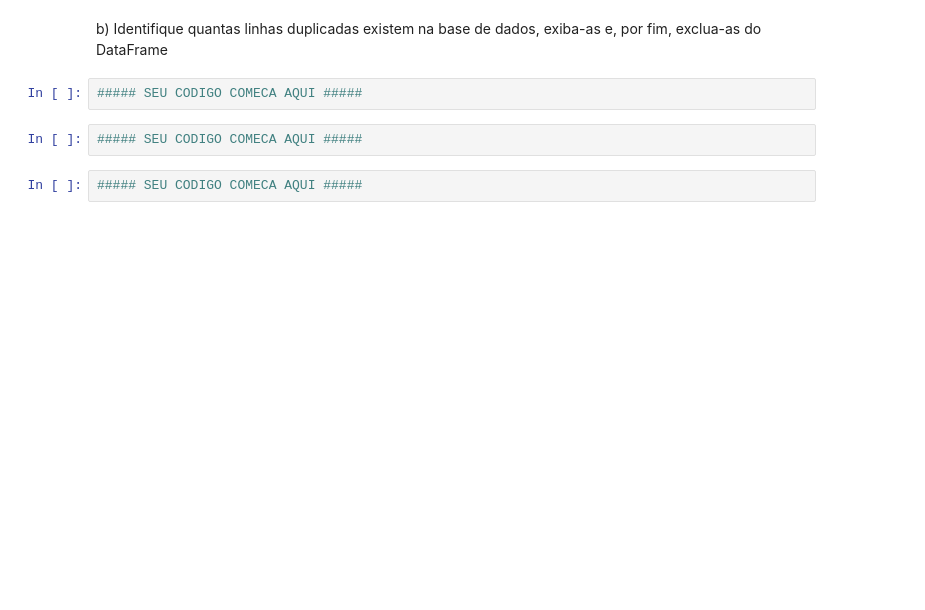
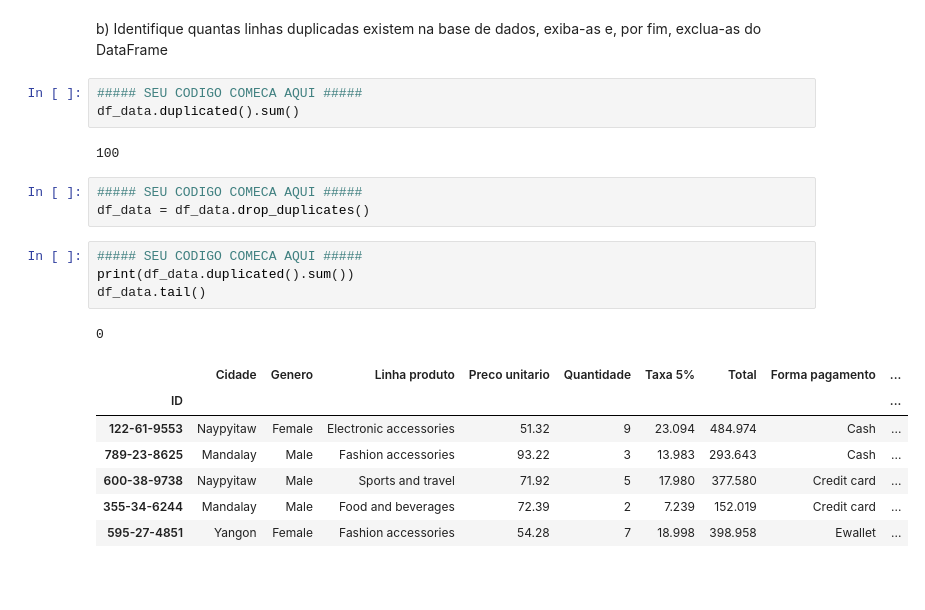
Before and after one commit to vitor-tatiama/CursoPython-Grupo2, a Jupyter notebook: André Pennini/Lista6-Pandas.ipynb, the cells around one changed output. Drawn from its saved outputs; the diff is of its cells as text; blank space fills up the shorter version.

```diff
--- a/André Pennini/Lista6-Pandas.ipynb
+++ b/André Pennini/Lista6-Pandas.ipynb
@@ -268,10 +268,25 @@ dtype: int64
 b) Identifique quantas linhas duplicadas existem na base de dados, exiba-as e, por fim, exclua-as do DataFrame
 # %%
 ##### SEU CODIGO COMECA AQUI #####
+df_data.duplicated().sum()
+# %% [output]
+100
 # %%
 ##### SEU CODIGO COMECA AQUI #####
+df_data = df_data.drop_duplicates()
 # %%
 ##### SEU CODIGO COMECA AQUI #####
+print(df_data.duplicated().sum())
+df_data.tail()
+# %% [output]
+0
+|  | Cidade | Genero | Linha produto | Preco unitario | Quantidade | Taxa 5% | Total | Forma pagamento | ... |
+| ID |  |  |  |  |  |  |  |  | ... |
+| 122-61-9553 | Naypyitaw | Female | Electronic accessories | 51.32 | 9 | 23.094 | 484.974 | Cash | ... |
+| 789-23-8625 | Mandalay | Male | Fashion accessories | 93.22 | 3 | 13.983 | 293.643 | Cash | ... |
+| 600-38-9738 | Naypyitaw | Male | Sports and travel | 71.92 | 5 | 17.980 | 377.580 | Credit card | ... |
+| 355-34-6244 | Mandalay | Male | Food and beverages | 72.39 | 2 | 7.239 | 152.019 | Credit card | ... |
+| 595-27-4851 | Yangon | Female | Fashion accessories | 54.28 | 7 | 18.998 | 398.958 | Ewallet | ... |
 # %% [markdown]
 #
 # %% [markdown]
```
Also changed, not shown: parts of 8 cells of this notebook.
